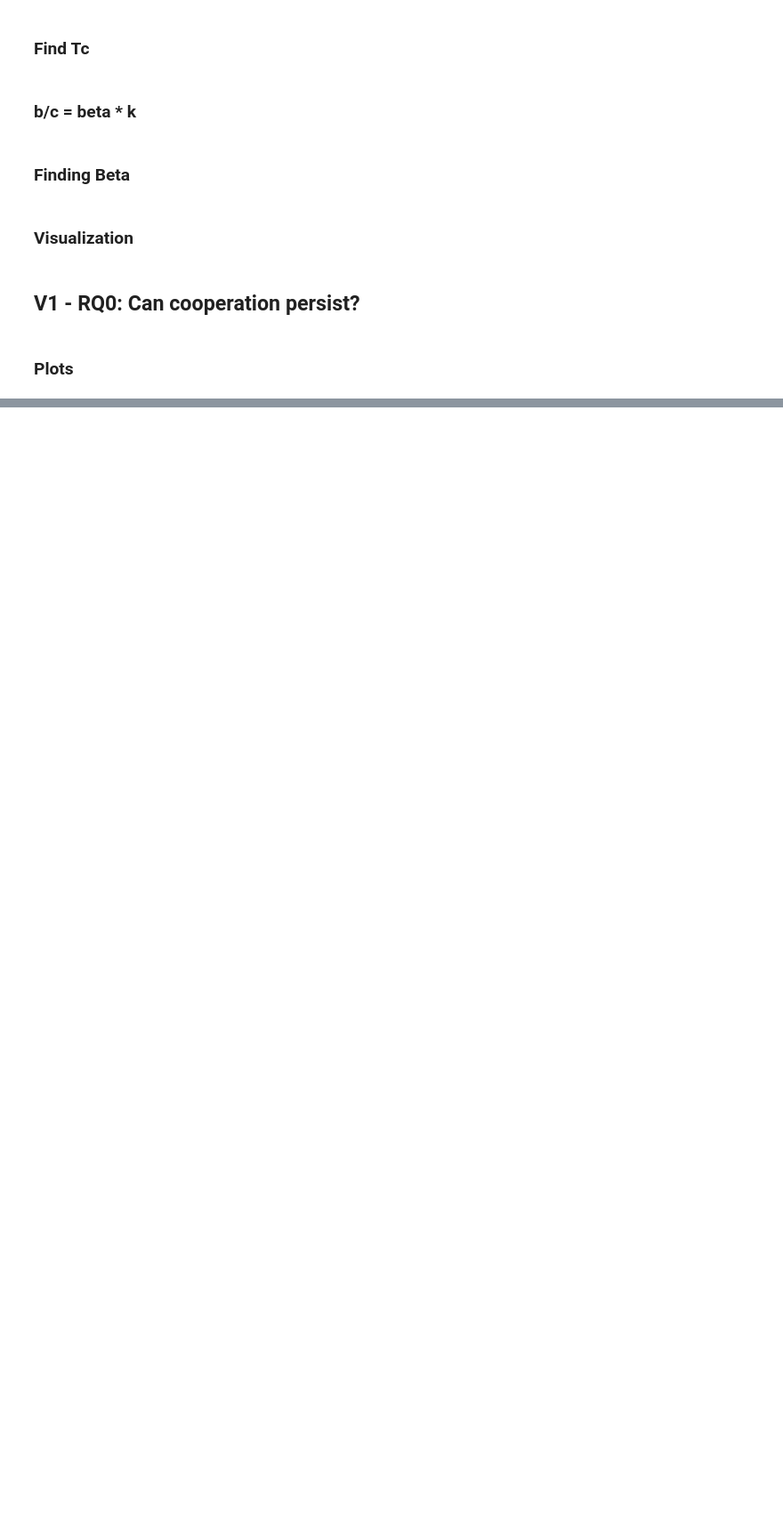
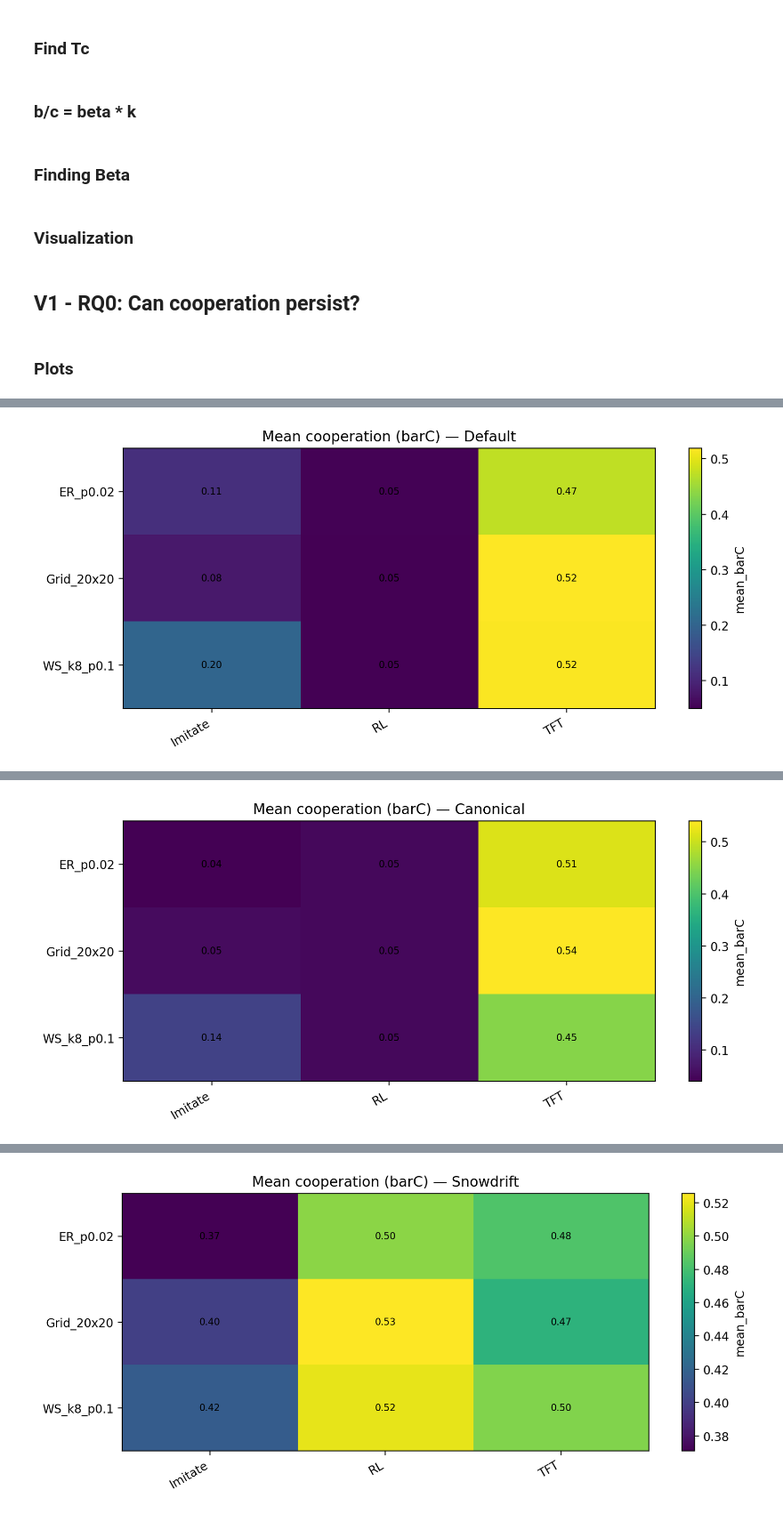
Before and after one commit to tristan-farran/CSS-Project, a Jupyter notebook: Code/Zheng_Code V2.ipynb, the cells around one changed output, grey strips where cells are left out. Shown at 89% size. Cells and saved outputs as stored; diff of their text form; code cells hidden in the pictures; blank space fills up the shorter version.

```diff
--- a/Code/Zheng_Code V2.ipynb
+++ b/Code/Zheng_Code V2.ipynb
@@ -1617,20 +1641,0 @@ pivot_Can
-# %%
-payoff_name = "Snowdrift"  # change
-pivot_Snow = (summary_df[summary_df["payoff"] == payoff_name]
-         .pivot_table(index="network", columns="strategy", values="mean_barC"))
-pivot_Snow
-# %%
-payoff_name = "Default"  # change
-pivot_Default = (summary_df[summary_df["payoff"] == payoff_name]
-         .pivot_table(index="network", columns="strategy", values="mean_barC"))
-pivot_Default
-# %%
-payoff_name = "Friend or Foe"  # change
-pivot_Foe = (summary_df[summary_df["payoff"] == payoff_name]
-         .pivot_table(index="network", columns="strategy", values="mean_barC"))
-pivot_Foe
-# %%
-payoff_name = "Prisoners"  # change
-pivot_Prison = (summary_df[summary_df["payoff"] == payoff_name]
-         .pivot_table(index="network", columns="strategy", values="mean_barC"))
-pivot_Prison
@@ -1692,4 +1692,7 @@ def heatmap_mean_barC_save(df, payoff_name, col="strategy"):
     fig.tight_layout()
     return show_saved(fig, f"heatmap_{payoff_name}.png")
 
-heatmap_mean_barC_save(summary_df, "Prisoners")
+heatmap_mean_barC_save(summary_revised, "Default")
+heatmap_mean_barC_save(summary_revised, "Canonical")
+heatmap_mean_barC_save(summary_revised, "Snowdrift")
+# %% [output]
@@ -1695,0 +1701 @@ heatmap_mean_barC_save(summary_df, "Prisoners")
+[figure, added]
@@ -1695,0 +1704 @@ heatmap_mean_barC_save(summary_df, "Prisoners")
+[figure, added]
@@ -1695,0 +1707 @@ heatmap_mean_barC_save(summary_df, "Prisoners")
+[figure, added]
```
Also changed, not shown: parts of 19 cells of this notebook, 28 other files.
